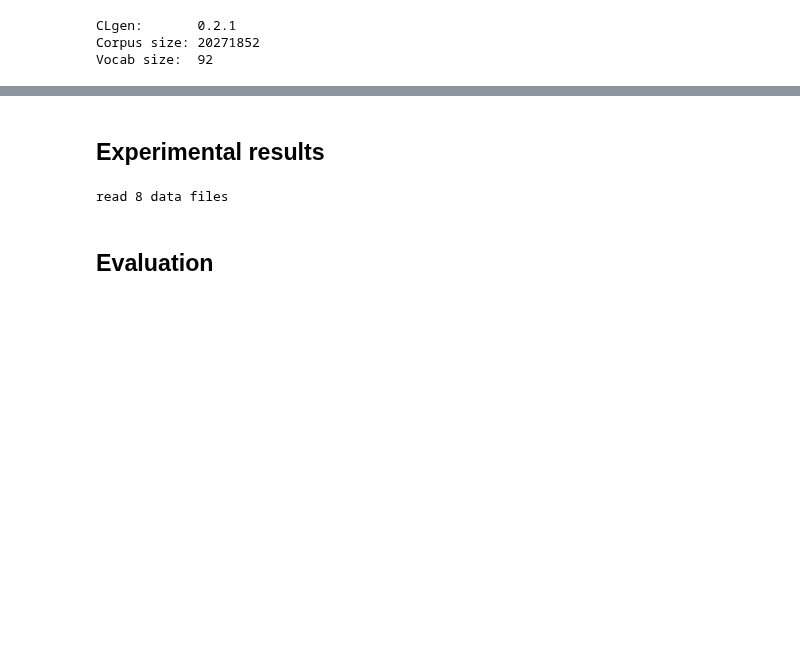
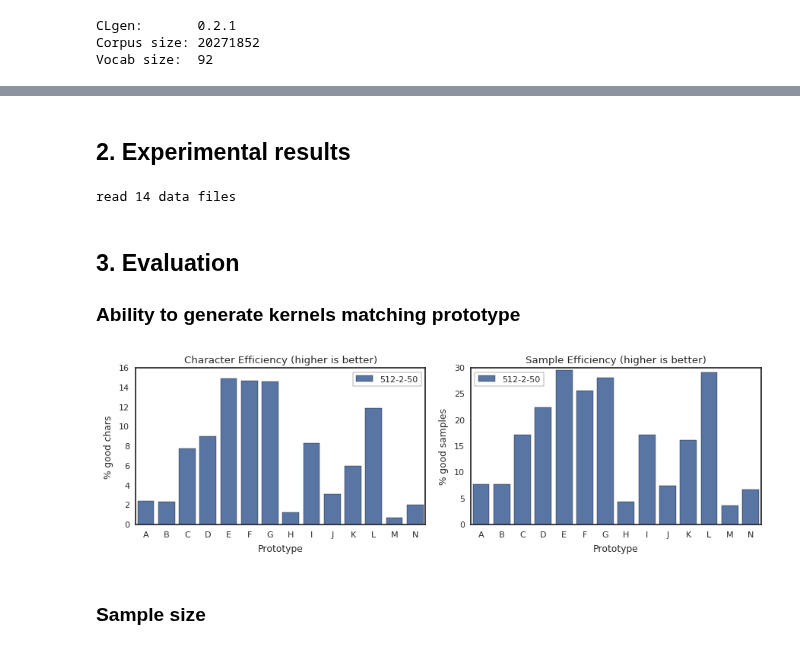
Before and after one commit to ChrisCummins/phd, a Jupyter notebook: lab/clgen/Inference.ipynb, the cells around one changed output, grey strips where cells are left out. Saved outputs shown, nothing was run; the diff lists cells and outputs as text; code cells hidden in the pictures; blank space fills up the shorter version.

Commit message:
lab/clgen: Inference results

```diff
--- a/lab/clgen/Inference.ipynb
+++ b/lab/clgen/Inference.ipynb
@@ -67,17 +98,19 @@ print("# prototypes", num_prototypes)
 # %% [markdown]
-## Experimental results
+## 2. Experimental results
 # %%
+def model_label(key, value):
+    return '-'.join(key[1:])
+
 def parse_file(path):
-    """ return model size, num layers, and epochs """
+    """ return prototype index, model size, num layers, and epochs """
     import re
-    m = re.search(r"([0-9]+)x([0-9]+)x([0-9]+)", path)
-    return m.group(1), m.group(2), m.group(3)
+    m = re.search(r"p([0-9]+)-model-([0-9]+)x([0-9]+)x([0-9]+)", path)
+    return m.group(1), m.group(2), m.group(3), m.group(4)
 
-data_files = ["benchmark/" + x for x in fs.ls("benchmark")
-              if x.startswith("benchmark-") and x.endswith(".json")]
+data_files = ["inference/" + x for x in fs.ls("inference")
+              if x.startswith("inference-p") and x.endswith(".json")]
 data = dict((parse_file(x), clgen.load_json_file(x)) for x in data_files)
+sorted_keys = sorted(data.keys(), key=lambda x: [int(y) for y in x])
 print("read {} data files".format(len(data)))
 # %% [output]
-read 8 data files
+read 14 data files
-# %% [markdown]
-## Evaluation
@@ -94,0 +117,36 @@ sorted_keys = sorted(data.keys(), key=lambda x: [int(y) for y in x])
+# %% [markdown]
+## 3. Evaluation
+
+### Ability to generate kernels matching prototype
+# %%
+ax = plt.subplot(1, 2, 1)
+d = pd.DataFrame([{
+    "prototype": proto_label(x, data[x]),
+    "efficiency": (data[x]["good_charcount"] / data[x]["total_charcount"]) * 100,
+    "model": model_label(x, data[x])
+} for x in sorted_keys])
+sns.barplot(x="prototype", y="efficiency", hue="model", data=d)
+plt.title("Character Efficiency (higher is better)")
+plt.xlabel("Prototype")
+plt.ylabel("% good chars")
+ax.get_legend().set_title("")  # no legend title
+ax.get_legend().draw_frame(True)
+
+ax = plt.subplot(1, 2, 2)
+d = pd.DataFrame([{
+    "prototype": proto_label(x, data[x]),
+    "efficiency": (data[x]["num_good_kernels"] / data[x]["num_kernels"]) * 100,
+    "model": model_label(x, data[x])
+} for x in sorted_keys])
+sns.barplot(x="prototype", y="efficiency", hue="model", data=d)
+plt.title("Sample Efficiency (higher is better)")
+plt.xlabel("Prototype")
+plt.ylabel("% good samples")
+ax.get_legend().set_title("")  # no legend title
+ax.get_legend().draw_frame(True)
+
+viz.finalise(figsize=(9, 3))
+# %% [output]
+[figure, added]
+# %% [markdown]
+### Sample size
```
Also changed, not shown: parts of 8 cells of this notebook, 17 other files.
